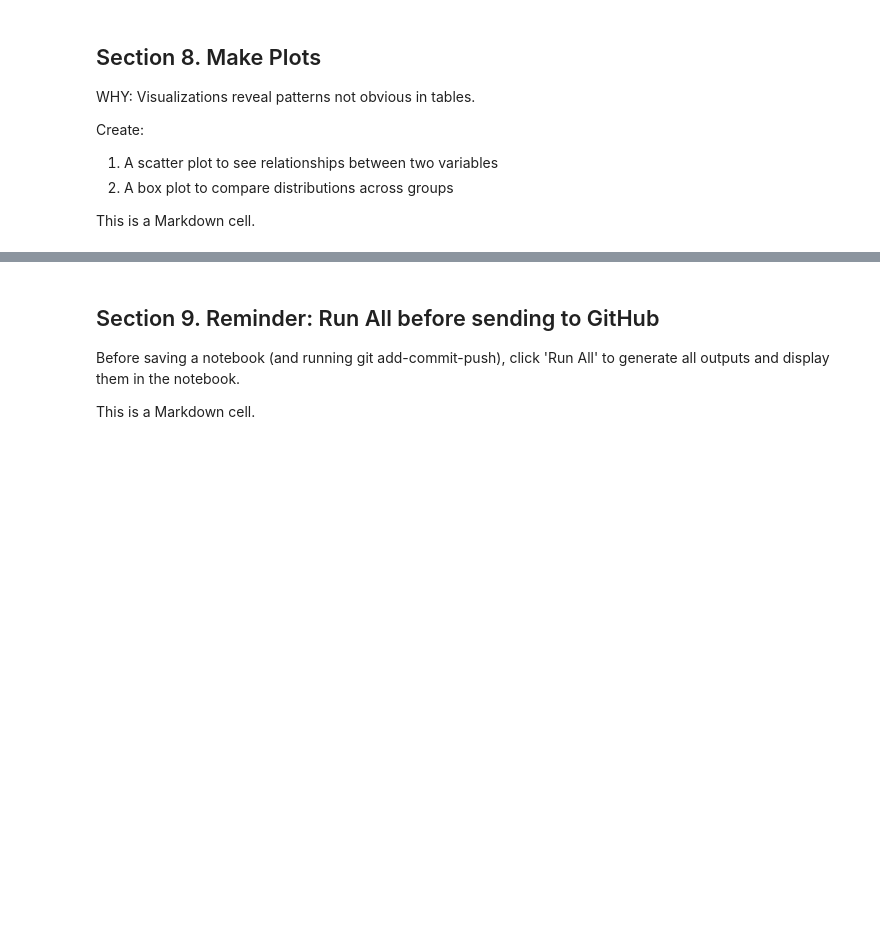
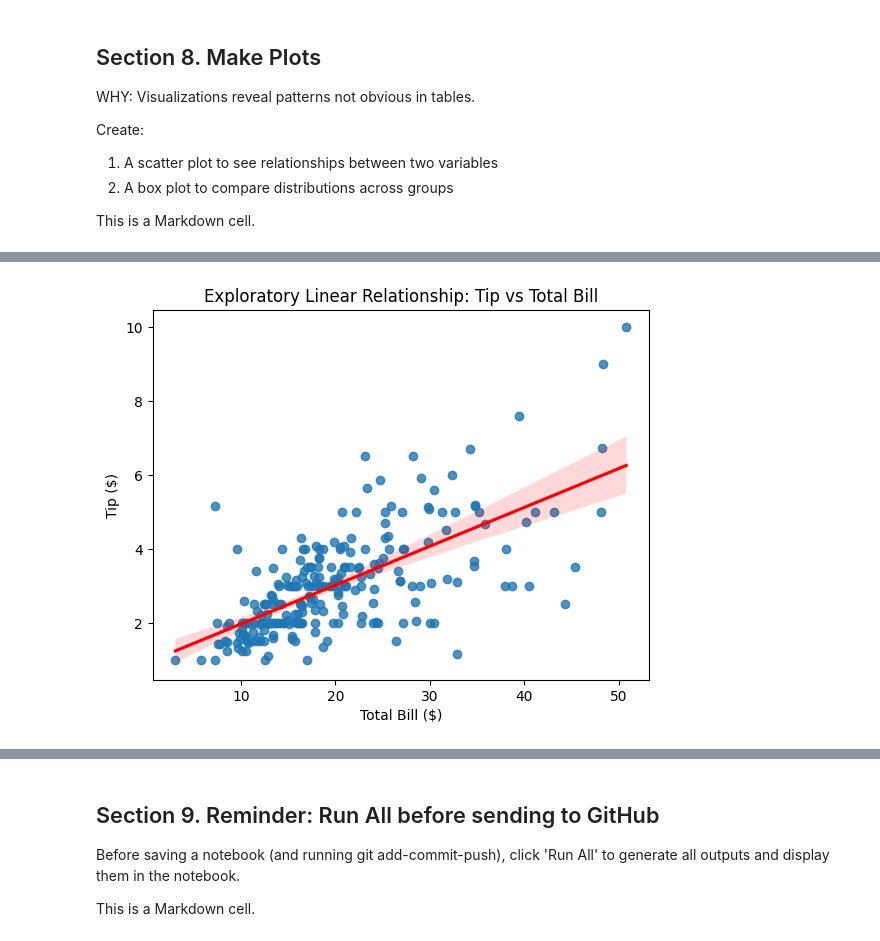
Before and after one commit to gracetulsi/datafun-04-notebooks, a Jupyter notebook: notebooks/eda_gracetulsi_tips.ipynb, the cells around one changed output, grey strips where cells are left out. Cells and saved outputs as stored; diff of their text form; code cells hidden in the pictures; blank space fills up the shorter version.

```diff
--- a/notebooks/eda_gracetulsi_tips.ipynb
+++ b/notebooks/eda_gracetulsi_tips.ipynb
@@ -367,0 +384,16 @@ Text(0.5, 1.0, 'Chart 1. Penguin Flipper Length vs. Body Mass (by Species)')
+# %%
+# Optional: Exploratory linear regression (tip vs total bill)
+
+sns.regplot(
+    data=tips_df,
+    x="total_bill",
+    y="tip",
+    line_kws={"color": "red"}
+)
+
+plt.title("Exploratory Linear Relationship: Tip vs Total Bill")
+plt.xlabel("Total Bill ($)")
+plt.ylabel("Tip ($)")
+plt.show()
+# %% [output]
+[figure, added]
```
Also changed, not shown: parts of 5 cells of this notebook.
